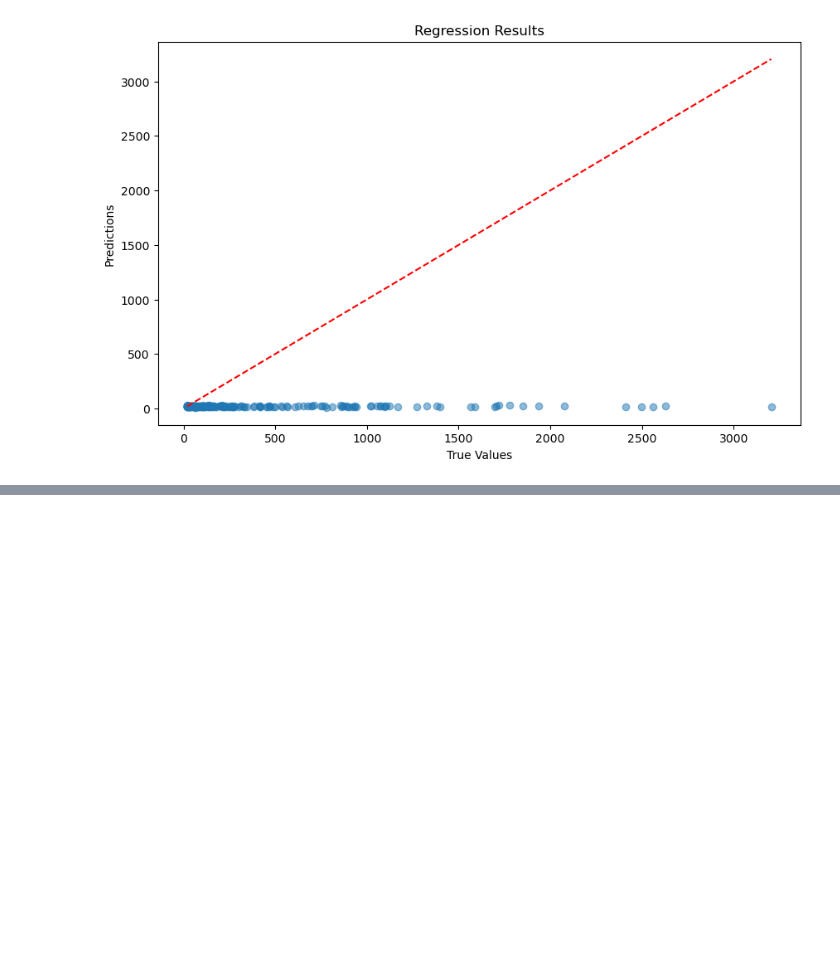
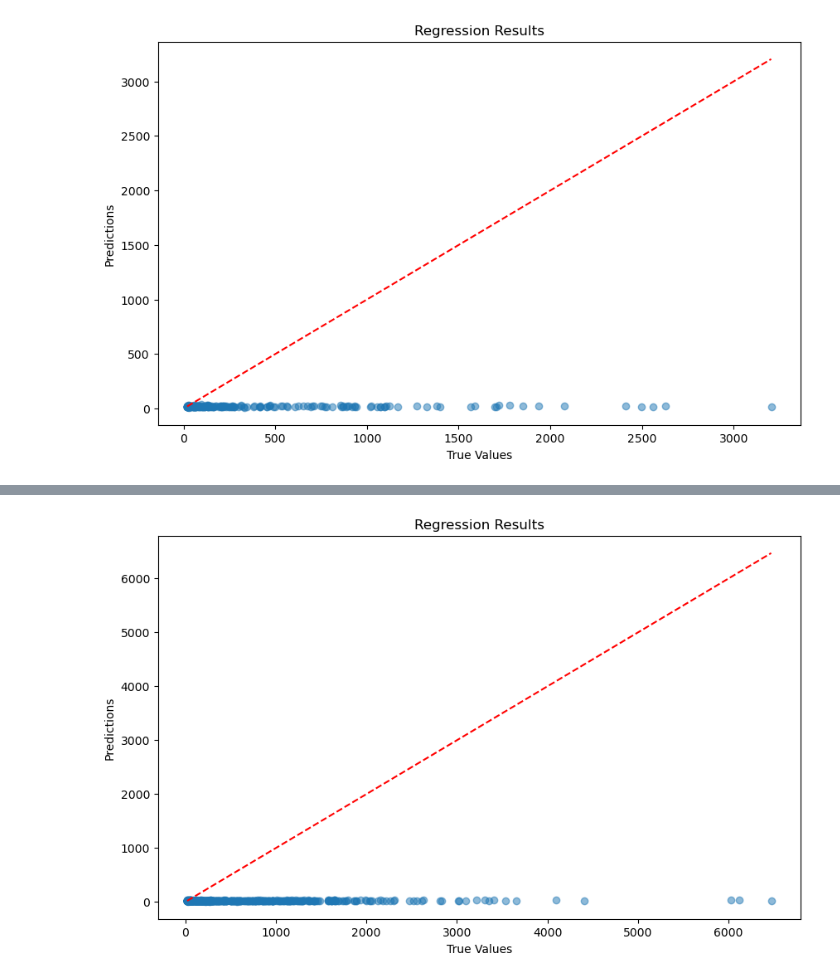
Before and after one commit to jacob-tye/BMI_6114_Project, a Jupyter notebook: analysis/05_dl_analysis_scaled.ipynb, the cells around one changed output, grey strips where cells are left out. Cells and saved outputs as stored; diff of their text form; code cells hidden in the pictures; blank space fills up the shorter version.

```diff
--- a/analysis/05_dl_analysis_scaled.ipynb
+++ b/analysis/05_dl_analysis_scaled.ipynb
@@ -467,3 +463,7 @@ joblib.dump(
+# %%
+plot_regression_results(cancer_regressor, cancer_dm.train_dataloader())
+# %% [output]
+[figure, added]
 # %%
 plot_regression_results(cancer_regressor, cancer_dm.test_dataloader())
 # %% [output]
```
Also changed, not shown: parts of 8 cells of this notebook, 4 other files.
